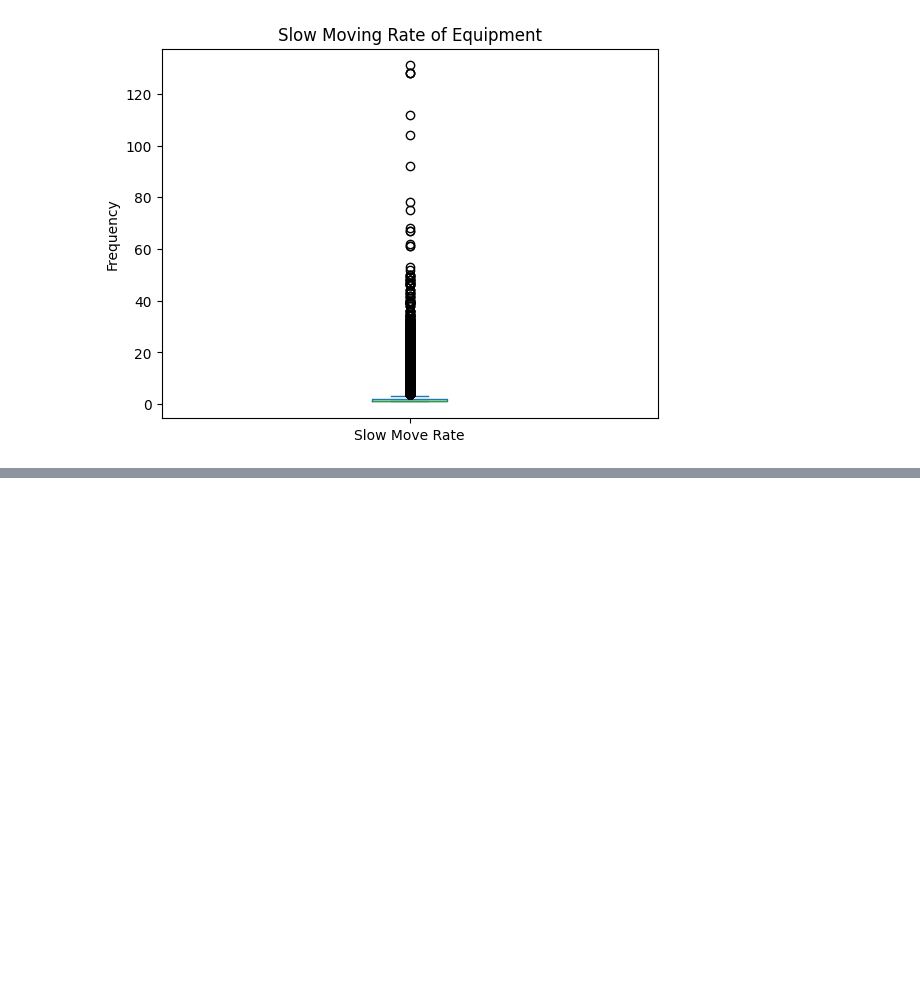
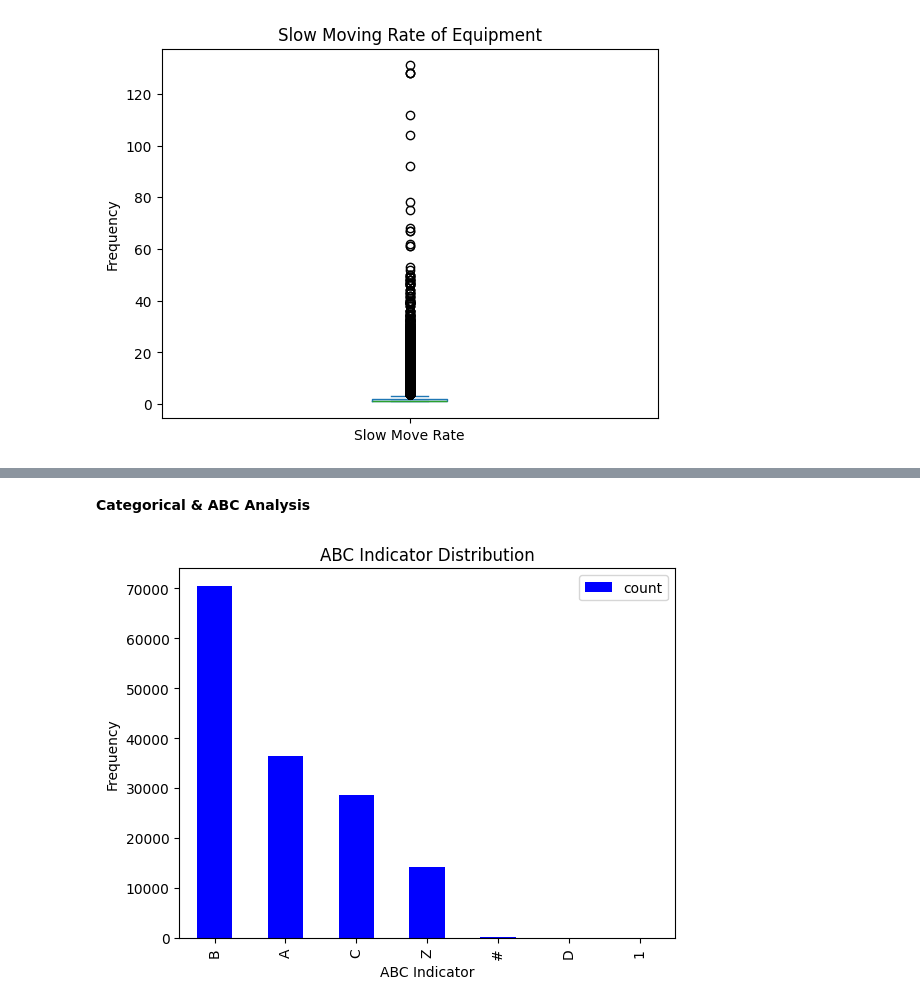
Before and after one commit to Kabir26-star/Final-Project, a Jupyter notebook: Final_Project.ipynb, the cells around one changed output, grey strips where cells are left out. Drawn from its saved outputs; the diff is of its cells as text; code cells hidden in the pictures; blank space fills up the shorter version.

```diff
--- a/Final_Project.ipynb
+++ b/Final_Project.ipynb
@@ -93,0 +94,11 @@ plt.show()
+# %% [markdown]
+**Categorical & ABC Analysis**
+# %%
+df['ABC Indicator'].value_counts().plot(kind='bar', color='blue')
+plt.title("ABC Indicator Distribution")
+plt.xlabel("ABC Indicator")
+plt.ylabel("Frequency")
+plt.legend()
+plt.show()
+# %% [output]
+[figure, added]
```
Also changed, not shown: parts of 3 cells of this notebook.
